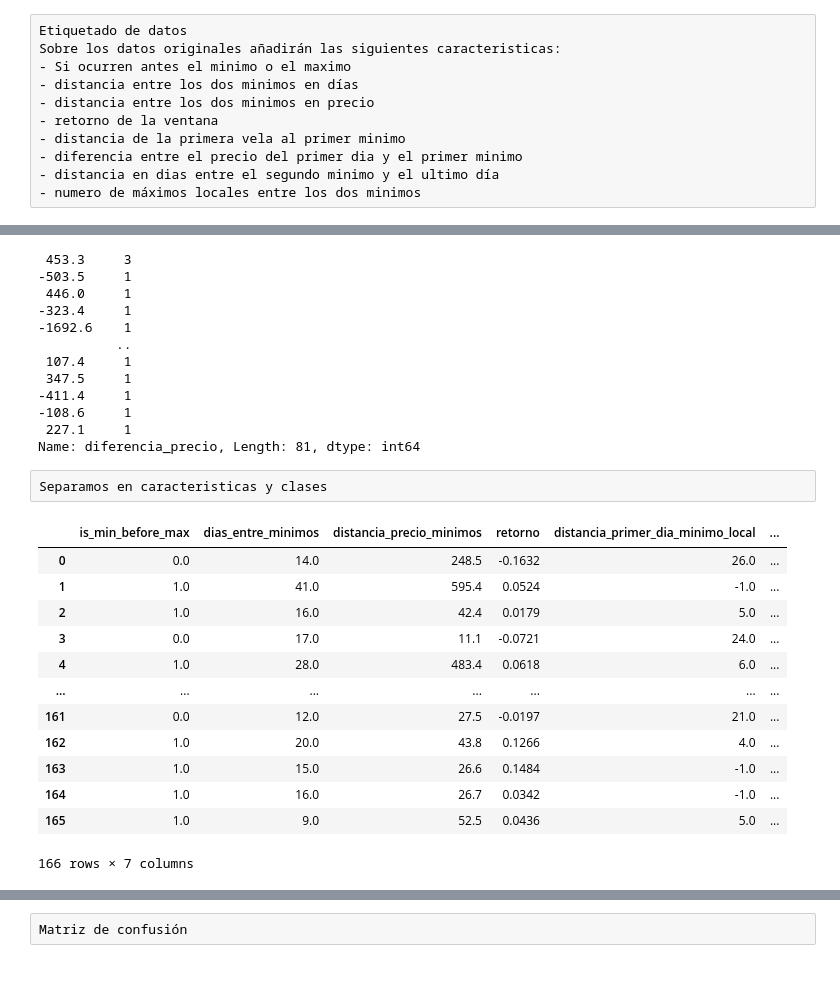
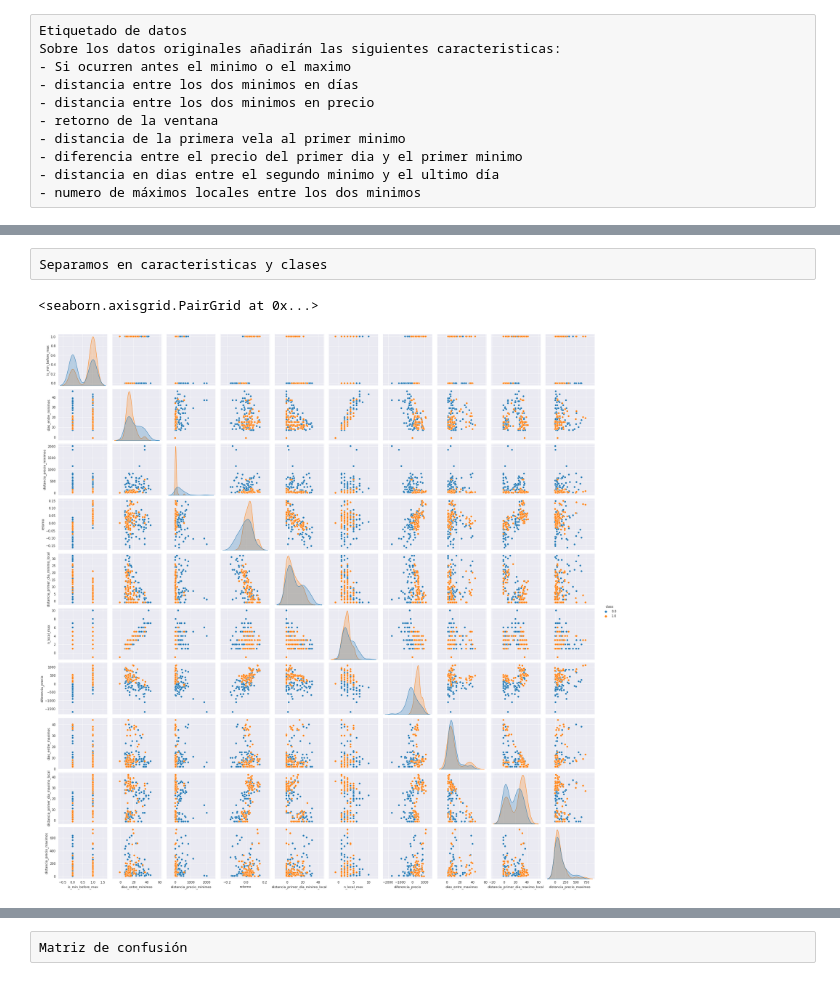
Before and after one commit to QuantumA/ml-patron-detector, a Jupyter notebook: notebooks/parte_1.ipynb, the cells around one changed output, grey strips where cells are left out. Saved outputs shown, nothing was run; the diff lists cells and outputs as text; code cells hidden in the pictures.

```diff
--- a/notebooks/parte_1.ipynb
+++ b/notebooks/parte_1.ipynb
@@ -185,13 +140,18 @@ def etiquetado_datos(window_df: pd.DataFrame):
 # %%
+datos_etiquetados = pd.DataFrame(
+    columns=["is_min_before_max", "dias_entre_minimos", "distancia_precio_minimos", "retorno",
+             "distancia_primer_dia_minimo_local", "n_local_max", "diferencia_precio", "dias_entre_maximos",
+             "distancia_primer_dia_maximo_local", "distancia_precio_maximos", "class"])
+
 n_min = 4
 n_max = 1
 
-for data in class_0.iterrows():
+for data in db_dataset.iterrows():
     # fig, (ax1, ax2) = plt.subplots(1, 2, figsize=(16, 4), sharey=True)
 
     windata = ibex.loc[data[1].date:].head(window)
 
-    is_min_before_max, dias_entre_minimos, distancia_precio_minimos, retorno, distancia_primer_dia_minimo_local, n_local_max, diferencia_precio = etiquetado_datos(
+    is_min_before_max, dias_entre_minimos, distancia_precio_minimos, retorno, distancia_primer_dia_minimo_local, n_local_max, diferencia_precio, dias_entre_maximos, distancia_primer_dia_maximo_local, distancia_precio_maximos = etiquetado_datos(
         windata.copy())
 
     lows = windata.iloc[argrelextrema(windata.low.values, np.less_equal, order=n_min)[0]]["low"]
@@ -201,28 +161,6 @@ for data in class_0.iterrows():
     local_max = lmax.to_frame().sort_values(by="low", ascending=False)[:2]
     local_max = lmax.to_frame()
 
-    # candlestick2_ohlc(ax1, windata.open, windata.high,
-    #
-    #                   windata.low, windata.close,
-    #                   colorup='g', colordown='r', width=0.66, alpha=0.8)
-    #
-    # ax2 = plt.scatter(local_min.index, local_min.low, c='r')
-    # ax2 = plt.scatter(local_max.index, local_max.low, c='g')
-    # ax2 = plt.plot(windata["low"].index, windata["low"].values)
-
-    #print("##################################################################################################")
-    #print(data[1].date)
-    #print("--------------")
-    #print(f"Ocurre el minimo antes que el máximo: {is_min_before_max}")
-    #print(f"Distancia entre los dos minimos en días: {dias_entre_minimos}")
-    #print(f"Distancia entre los dos minimos en precio: {distancia_precio_minimos}")
-    #print(f"Retorno de la ventana: {retorno}")
-    #print(f"Distancia de la primera vela al primer minimo: {distancia_primer_dia_minimo_local}")
-    #print(f"Numero de maximos locales entre dos minimos: {n_local_max}")
-    #print(f"Diferencia al punto de ruptura: {diferencia_precio}")
-    #print("##################################################################################################")
-    #plt.show()
-
     labeled_obs = {
         "is_min_before_max": is_min_before_max,
         "dias_entre_minimos": dias_entre_minimos,
@@ -231,7 +169,10 @@ for data in class_0.iterrows():
         "distancia_primer_dia_minimo_local": distancia_primer_dia_minimo_local,
         "n_local_max": n_local_max,
         "diferencia_precio": diferencia_precio,
-        "class": 0
+        "dias_entre_maximos": dias_entre_maximos,
+        "distancia_primer_dia_maximo_local": distancia_primer_dia_maximo_local,
+        "distancia_precio_maximos": distancia_precio_maximos,
+        "class": data[1]["class"]
     }
 
     datos_etiquetados = datos_etiquetados.append(labeled_obs, ignore_index=True)
@@ -367,38 +179,13 @@ plt.show()
-# %%
-datos_etiquetados[datos_etiquetados["class"] == 0]["diferencia_precio"].value_counts()
-# %% [output]
- 453.3     3
--503.5     1
- 446.0     1
--323.4     1
--1692.6    1
-          ..
- 107.4     1
- 347.5     1
--411.4     1
--108.6     1
- 227.1     1
-Name: diferencia_precio, Length: 81, dtype: int64
 # %% [raw]
 Separamos en caracteristicas y clases
 # %%
-features = datos_etiquetados.loc[:,:"diferencia_precio"]
+features = datos_etiquetados.loc[:, datos_etiquetados.columns != "class" ]
 target = datos_etiquetados["class"]
-features
-# %% [output]
-|  | is_min_before_max | dias_entre_minimos | distancia_precio_minimos | retorno | distancia_primer_dia_minimo_local | ... |
-| 0 | 0.0 | 14.0 | 248.5 | -0.1632 | 26.0 | ... |
-| 1 | 1.0 | 41.0 | 595.4 | 0.0524 | -1.0 | ... |
-| 2 | 1.0 | 16.0 | 42.4 | 0.0179 | 5.0 | ... |
-| 3 | 0.0 | 17.0 | 11.1 | -0.0721 | 24.0 | ... |
-| 4 | 1.0 | 28.0 | 483.4 | 0.0618 | 6.0 | ... |
-| ... | ... | ... | ... | ... | ... | ... |
-| 161 | 0.0 | 12.0 | 27.5 | -0.0197 | 21.0 | ... |
-| 162 | 1.0 | 20.0 | 43.8 | 0.1266 | 4.0 | ... |
-| 163 | 1.0 | 15.0 | 26.6 | 0.1484 | -1.0 | ... |
-| 164 | 1.0 | 16.0 | 26.7 | 0.0342 | -1.0 | ... |
-| 165 | 1.0 | 9.0 | 52.5 | 0.0436 | 5.0 | ... |
-166 rows × 7 columns
+# %%
+sns.pairplot(datos_etiquetados, hue='class', diag_kind='kde')
+# %% [output]
+<seaborn.axisgrid.PairGrid at 0x...>
+[figure, added]
 # %%
 from sklearn.preprocessing import MinMaxScaler
 from sklearn.model_selection import train_test_split
```
Also changed, not shown: parts of 65 cells of this notebook, 4 other files.
